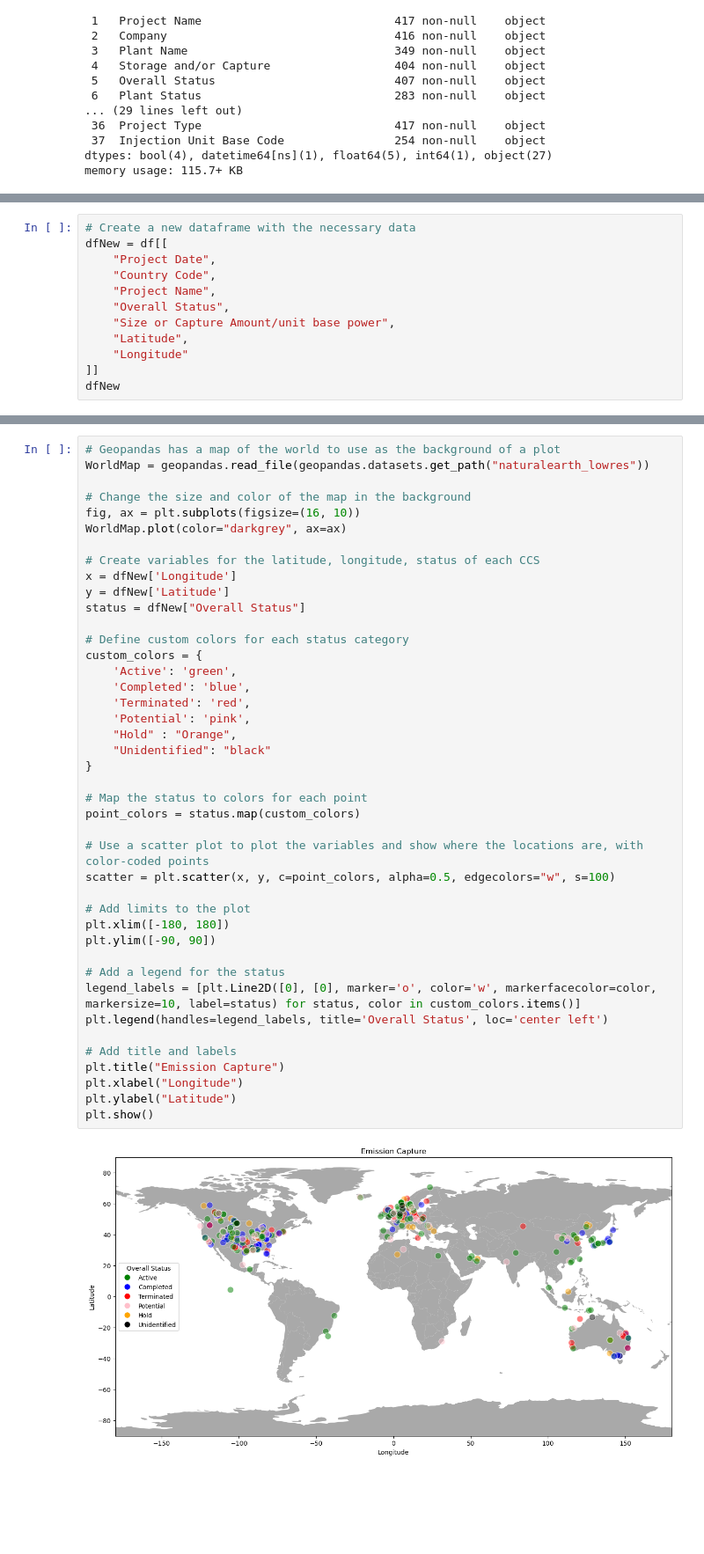
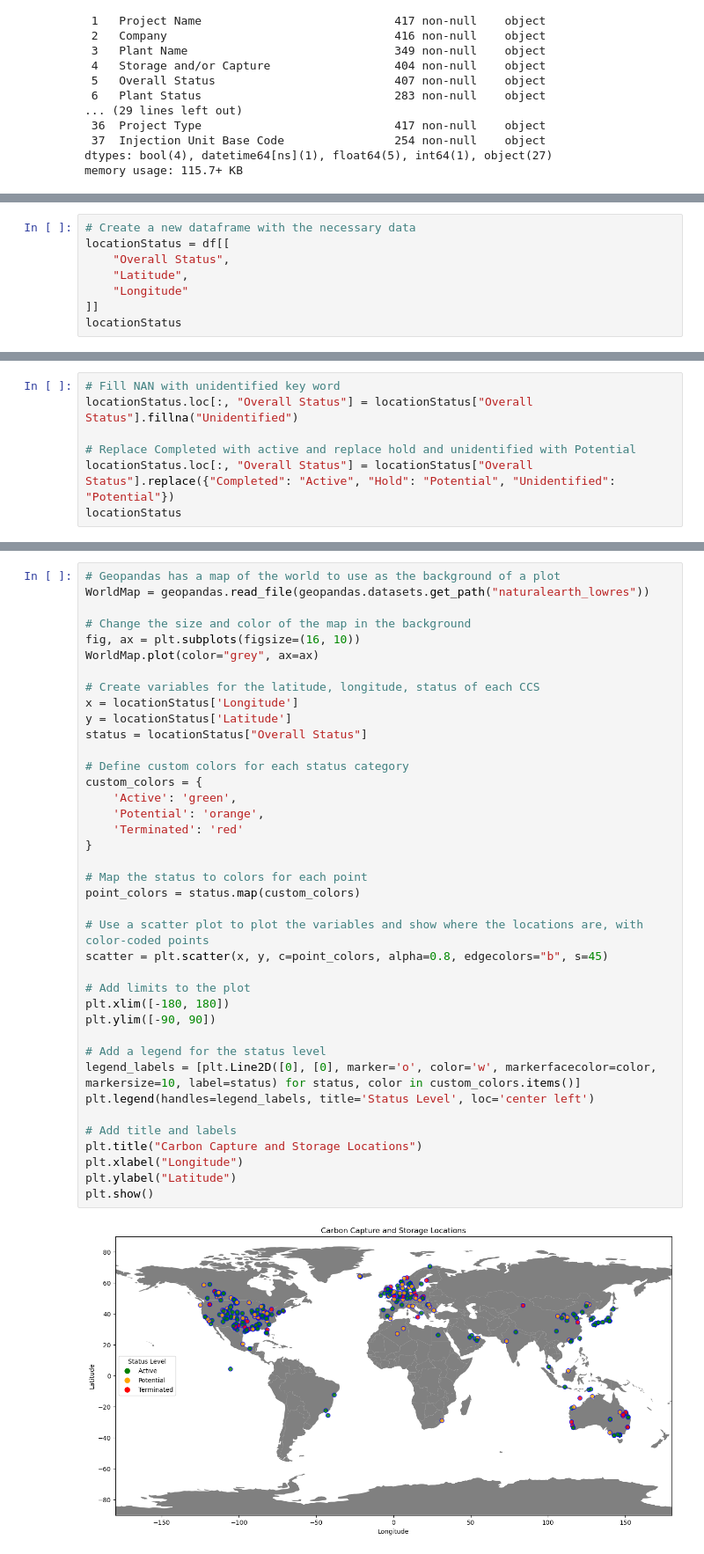
Before and after one commit to LardexTheLarge/AI-Project-1, a Jupyter notebook: CCS map Cleaning.ipynb, the cells around one changed output, grey strips where cells are left out. Shown at 88% size. Saved outputs shown, nothing was run; the diff lists cells and outputs as text; blank space fills up the shorter version.

Commit message:
Revised World Map colors to be easier to see

```diff
--- a/CCS map Cleaning.ipynb
+++ b/CCS map Cleaning.ipynb
@@ -46,13 +47,9 @@ Index(['Project ID', 'Project Name', 'Company', 'Plant Name',
 # %%
 # Create a new dataframe with the necessary data
-dfNew = df[[
-    "Project Date",
-    "Country Code",
-    "Project Name",
+locationStatus = df[[
     "Overall Status",
-    "Size or Capture Amount/unit base power",
     "Latitude",
     "Longitude"
 ]]
-dfNew
+locationStatus
 # %% [output]
@@ -102,0 +70,7 @@ See the caveats in the documentation: https://pandas.pydata.org/pandas-docs/stab
+# %%
+# Fill NAN with unidentified key word
+locationStatus.loc[:, "Overall Status"] = locationStatus["Overall Status"].fillna("Unidentified")
+
+# Replace Completed with active and replace hold and unidentified with Potential
+locationStatus.loc[:, "Overall Status"] = locationStatus["Overall Status"].replace({"Completed": "Active", "Hold": "Potential", "Unidentified": "Potential"})
+locationStatus
@@ -103,46 +92,43 @@ See the caveats in the documentation: https://pandas.pydata.org/pandas-docs/stab
 # %%
 # Geopandas has a map of the world to use as the background of a plot
 WorldMap = geopandas.read_file(geopandas.datasets.get_path("naturalearth_lowres"))
 
 # Change the size and color of the map in the background
 fig, ax = plt.subplots(figsize=(16, 10))
-WorldMap.plot(color="darkgrey", ax=ax)
+WorldMap.plot(color="grey", ax=ax)
 
 # Create variables for the latitude, longitude, status of each CCS
-x = dfNew['Longitude']
-y = dfNew['Latitude']
-status = dfNew["Overall Status"]
+x = locationStatus['Longitude']
+y = locationStatus['Latitude']
+status = locationStatus["Overall Status"]
 
 # Define custom colors for each status category
 custom_colors = {
     'Active': 'green',
-    'Completed': 'blue',
-    'Terminated': 'red',
-    'Potential': 'pink',
-    "Hold" : "Orange",
-    "Unidentified": "black"
+    'Potential': 'orange',
+    'Terminated': 'red'
 }
 
 # Map the status to colors for each point
 point_colors = status.map(custom_colors)
 
 # Use a scatter plot to plot the variables and show where the locations are, with color-coded points
-scatter = plt.scatter(x, y, c=point_colors, alpha=0.5, edgecolors="w", s=100)
+scatter = plt.scatter(x, y, c=point_colors, alpha=0.8, edgecolors="b", s=45)
 
 # Add limits to the plot
 plt.xlim([-180, 180])
 plt.ylim([-90, 90])
 
-# Add a legend for the status
+# Add a legend for the status level
 legend_labels = [plt.Line2D([0], [0], marker='o', color='w', markerfacecolor=color, markersize=10, label=status) for status, color in custom_colors.items()]
-plt.legend(handles=legend_labels, title='Overall Status', loc='center left')
+plt.legend(handles=legend_labels, title='Status Level', loc='center left')
 
 # Add title and labels
-plt.title("Emission Capture")
+plt.title("Carbon Capture and Storage Locations")
 plt.xlabel("Longitude")
 plt.ylabel("Latitude")
 plt.show()
 # %% [output]
-[figure, old version]
+[figure, new version]
 # %%
 #Create a series for Overall status using value count and plot the series
```
Also changed, not shown: parts of 7 cells of this notebook.
